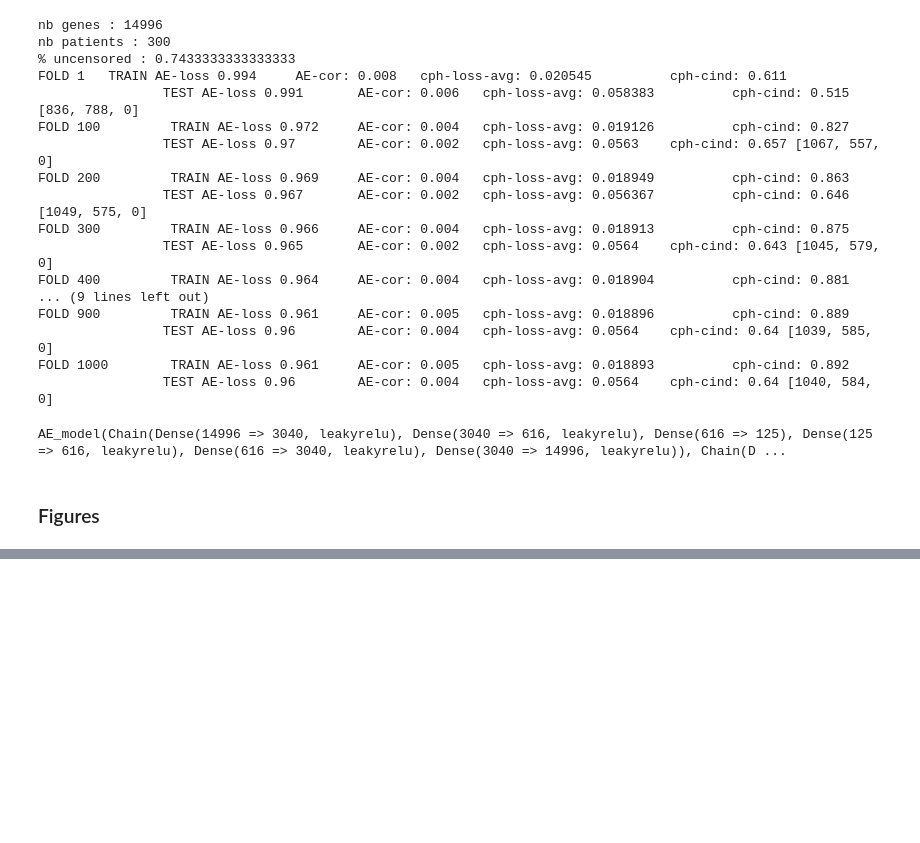
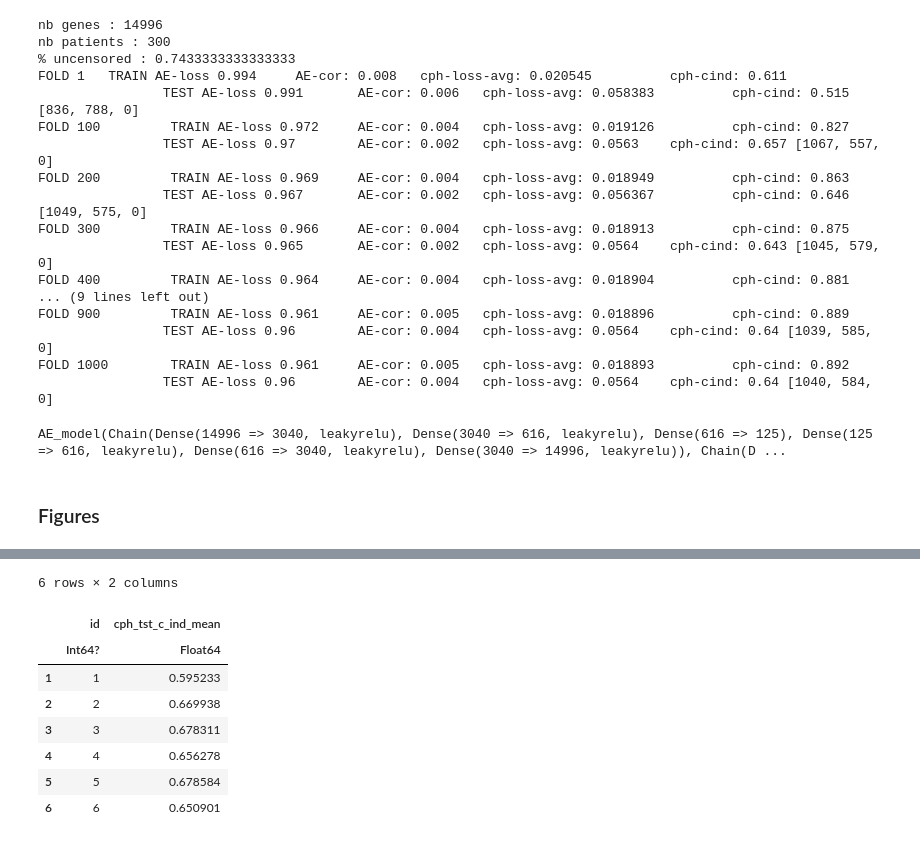
Before and after one commit to lemieux-lab/vae_cox, a Jupyter notebook: VAE_cox.ipynb, the cells around one changed output, grey strips where cells are left out. Saved outputs shown, nothing was run; the diff lists cells and outputs as text; code cells hidden in the pictures; blank space fills up the shorter version.

```diff
--- a/VAE_cox.ipynb
+++ b/VAE_cox.ipynb
@@ -342,0 +415,12 @@ mean(V1_2[V1_2.device .== "CuDevice(1)","cph_tst_c_ind"])
+# %%
+means = combine(groupby(sorted_df[:,["id", "cph_tst_c_ind"]], :id), :cph_tst_c_ind=>mean)
+# %% [output]
+6 rows × 2 columns
+|  | id | cph_tst_c_ind_mean |
+|  | Int64? | Float64 |
+| 1 | 1 | 0.595233 |
+| 2 | 2 | 0.669938 |
+| 3 | 3 | 0.678311 |
+| 4 | 4 | 0.656278 |
+| 5 | 5 | 0.678584 |
+| 6 | 6 | 0.650901 |
```
Also changed, not shown: parts of 15 cells of this notebook.
